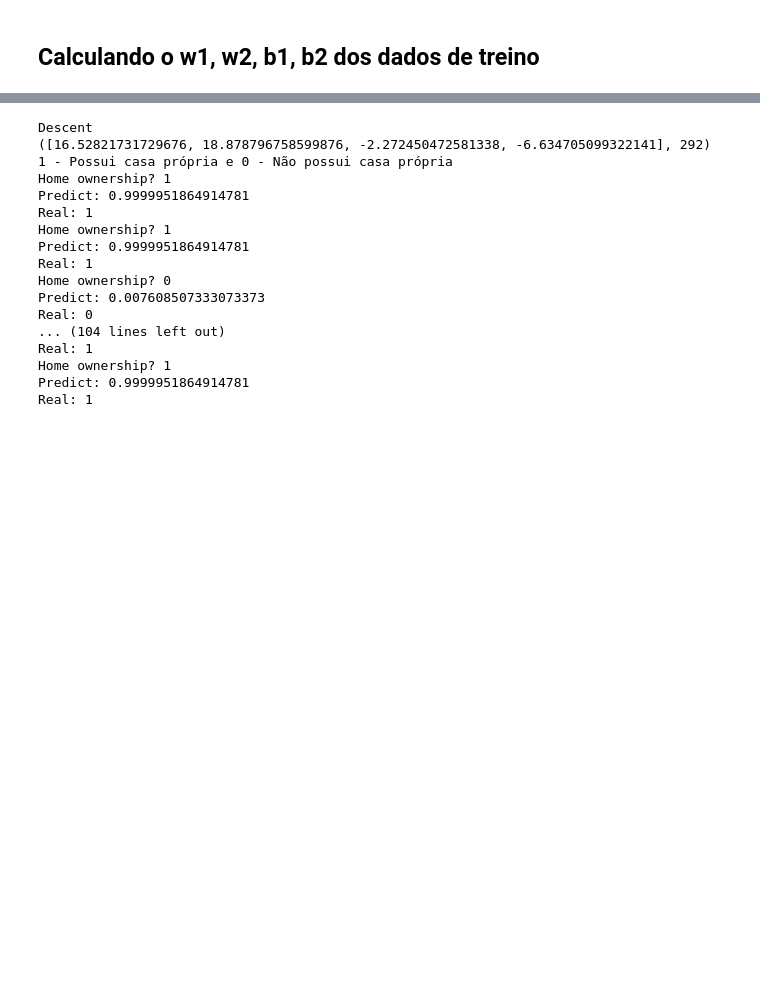
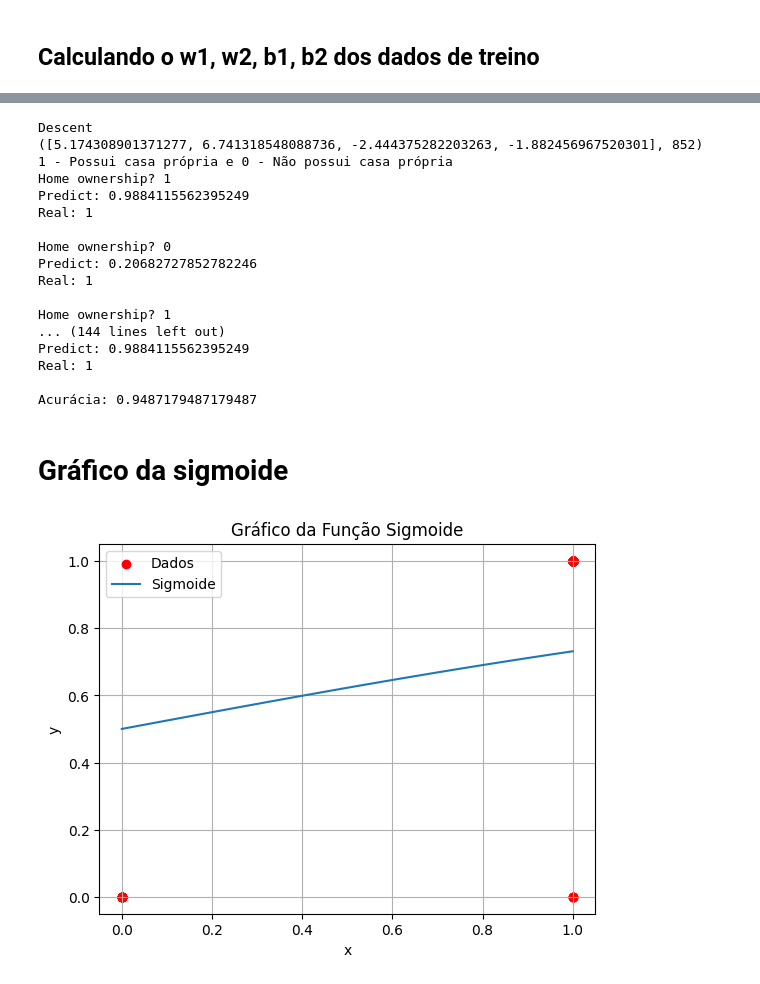
Before and after one commit to StefanyFernandes675/REDES_NEURAIS, a Jupyter notebook: redes_neurais.ipynb, the cells around one changed output, grey strips where cells are left out. Drawn from its saved outputs; the diff is of its cells as text; code cells hidden in the pictures; blank space fills up the shorter version.

Commit message:
plot sigmoid function

```diff
--- a/redes_neurais.ipynb
+++ b/redes_neurais.ipynb
@@ -8,9 +12,9 @@ sys.setrecursionlimit(10000)  # Aumente o limite para um valor adequado
 # %% [markdown]
 # Credit score
 # %%
-# Função sigmoid
+# Função sigmoide
 def sigma(x):
-    return 1 / (1 + math.exp(-x))
+    return 1 / (1 + np.exp(-x))
 # %%
 # Derivada da função sigmoid
 def sigma_derivada(x):
@@ -258,4 +291,7 @@ fp
 # %%
+correct_predictions = 0
+total_samples = len(test.index)
+
 print("Descent")
 print(p)
 print("1 - Possui casa própria e 0 - Não possui casa própria")
@@ -263,23 +299,59 @@ for i in test.index:
   x = test['Home Ownership'][i]
   y = test['Credit Score'][i]
   print(f"Home ownership? {x}")
-  print(f"Predict: {predict(x, fp)}")
-  print(f"Real: {y}")
+  prediction = predict(x, fp)
+  print(f"Predict: {prediction}")
+  print(f"Real: {y}\n")
+  # Verificar se a previsão está correta
+  if (prediction >= 0.5 and y == 1) or (prediction < 0.5 and y == 0):
+      correct_predictions += 1
+accuracy = correct_predictions / total_samples
+print(f"Acurácia: {accuracy}")
 # %% [output]
 Descent
-([16.52821731729676, 18.878796758599876, -2.272450472581338, -6.634705099322141], 292)
+([5.174308901371277, 6.741318548088736, -2.444375282203263, -1.882456967520301], 852)
 1 - Possui casa própria e 0 - Não possui casa própria
 Home ownership? 1
-Predict: 0.9999951864914781
+Predict: 0.9884115562395249
 Real: 1
+
+Home ownership? 0
+Predict: 0.20682727852782246
+Real: 1
+
 Home ownership? 1
-Predict: 0.9999951864914781
+... (144 lines left out)
+Predict: 0.9884115562395249
 Real: 1
-Home ownership? 0
-Predict: 0.007608507333073373
-Real: 0
-... (104 lines left out)
-Real: 1
-Home ownership? 1
-Predict: 0.9999951864914781
-Real: 1
+
+Acurácia: 0.9487179487179487
+# %% [markdown]
+# Gráfico da sigmoide
+# %%
+import numpy as np
+import matplotlib.pyplot as plt
+
+# Dados do conjunto de dados
+x_data = df_home_ownership['Credit Score'] # Valores de x
+y_data = df_home_ownership['Home Ownership']  # Valores de y
+
+# Plotar os pontos do conjunto de dados
+plt.scatter(x_data, y_data, color='red', label='Dados')
+
+# Plotar a curva da função sigmoide
+x = np.linspace(0, 1, 100)  # Valores de x para a função sigmoide
+y = sigma(x)  # Valores de y calculados usando a função sigmoide
+
+plt.plot(x, y, label='Sigmoide')
+
+# Configurar rótulos e legenda
+plt.xlabel('x')
+plt.ylabel('y')
+plt.title('Gráfico da Função Sigmoide')
+plt.legend()
+
+# Exibir o gráfico
+plt.grid(True)
+plt.show()
+# %% [output]
+[figure, added]
```
Also changed, not shown: parts of 13 cells of this notebook.
